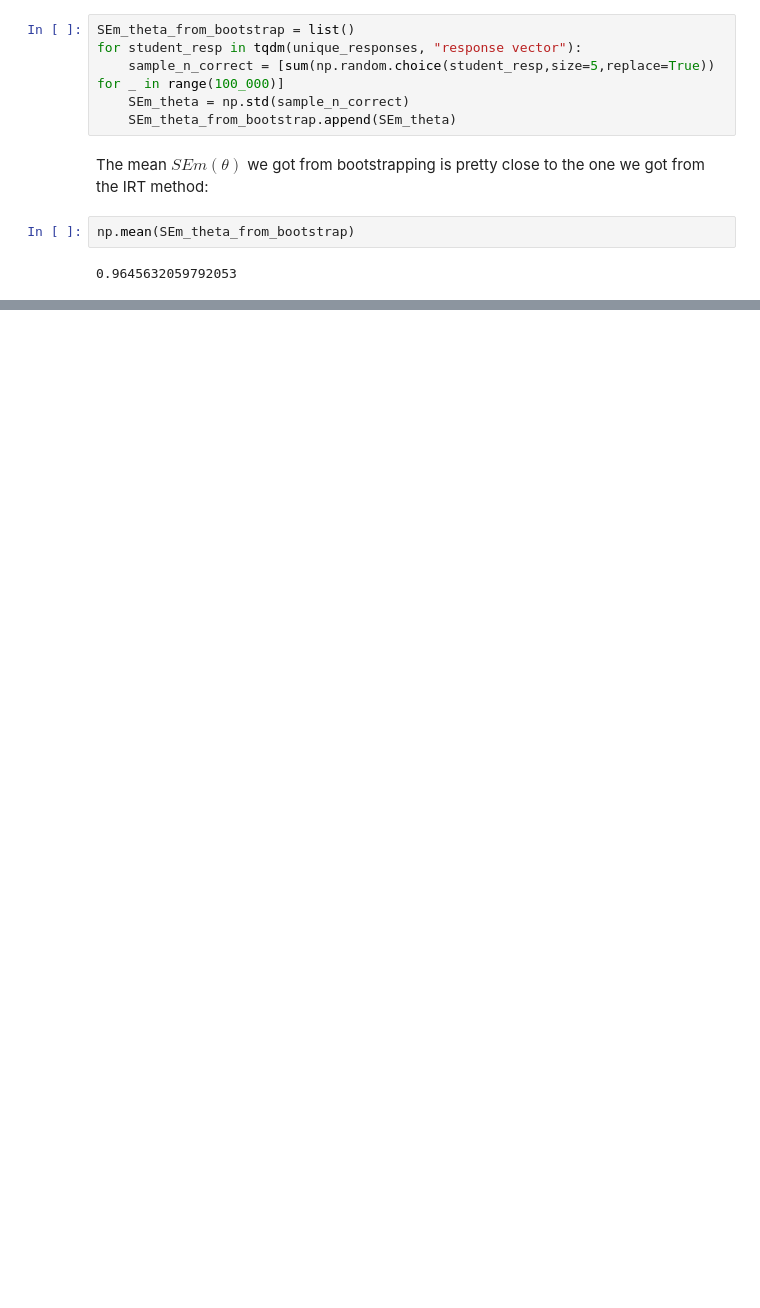
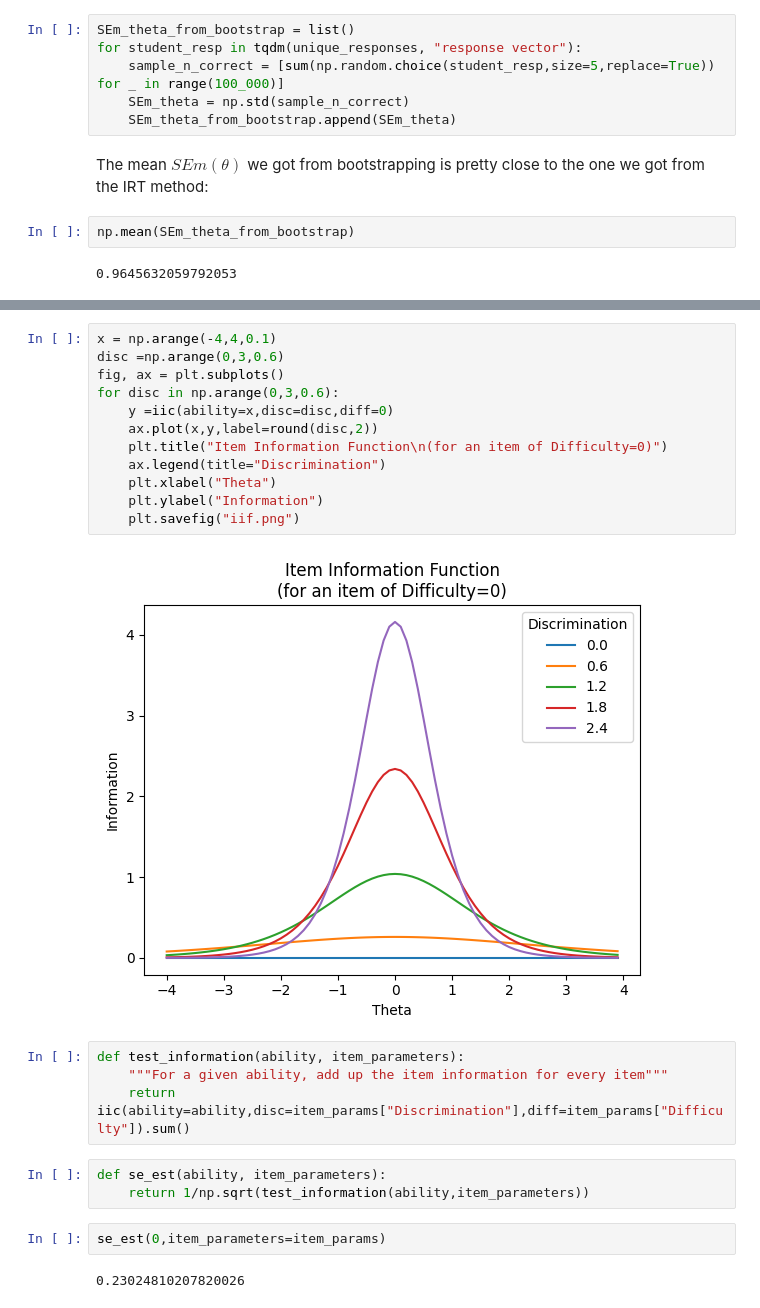
Before and after one commit to daavidstein/IRT, a Jupyter notebook: notebooks/Computing_SEm.ipynb, the cells around one changed output, grey strips where cells are left out. Drawn from its saved outputs; the diff is of its cells as text; blank space fills up the shorter version.

```diff
--- a/notebooks/Computing_SEm.ipynb
+++ b/notebooks/Computing_SEm.ipynb
@@ -160,0 +195,25 @@ __A__: No, because the SEm corresponds to a given ability level. If we were to r
+# %%
+x = np.arange(-4,4,0.1)
+disc =np.arange(0,3,0.6)
+fig, ax = plt.subplots()
+for disc in np.arange(0,3,0.6):
+    y =iic(ability=x,disc=disc,diff=0)
+    ax.plot(x,y,label=round(disc,2))
+    plt.title("Item Information Function\n(for an item of Difficulty=0)")
+    ax.legend(title="Discrimination")
+    plt.xlabel("Theta")
+    plt.ylabel("Information")
+    plt.savefig("iif.png")
+# %% [output]
+[figure, added]
+# %%
+def test_information(ability, item_parameters):
+    """For a given ability, add up the item information for every item"""
+    return iic(ability=ability,disc=item_params["Discrimination"],diff=item_params["Difficulty"]).sum()
+# %%
+def se_est(ability, item_parameters):
+    return 1/np.sqrt(test_information(ability,item_parameters))
+# %%
+se_est(0,item_parameters=item_params)
+# %% [output]
+0.23024810207820026
```
Also changed, not shown: parts of 14 cells of this notebook.
